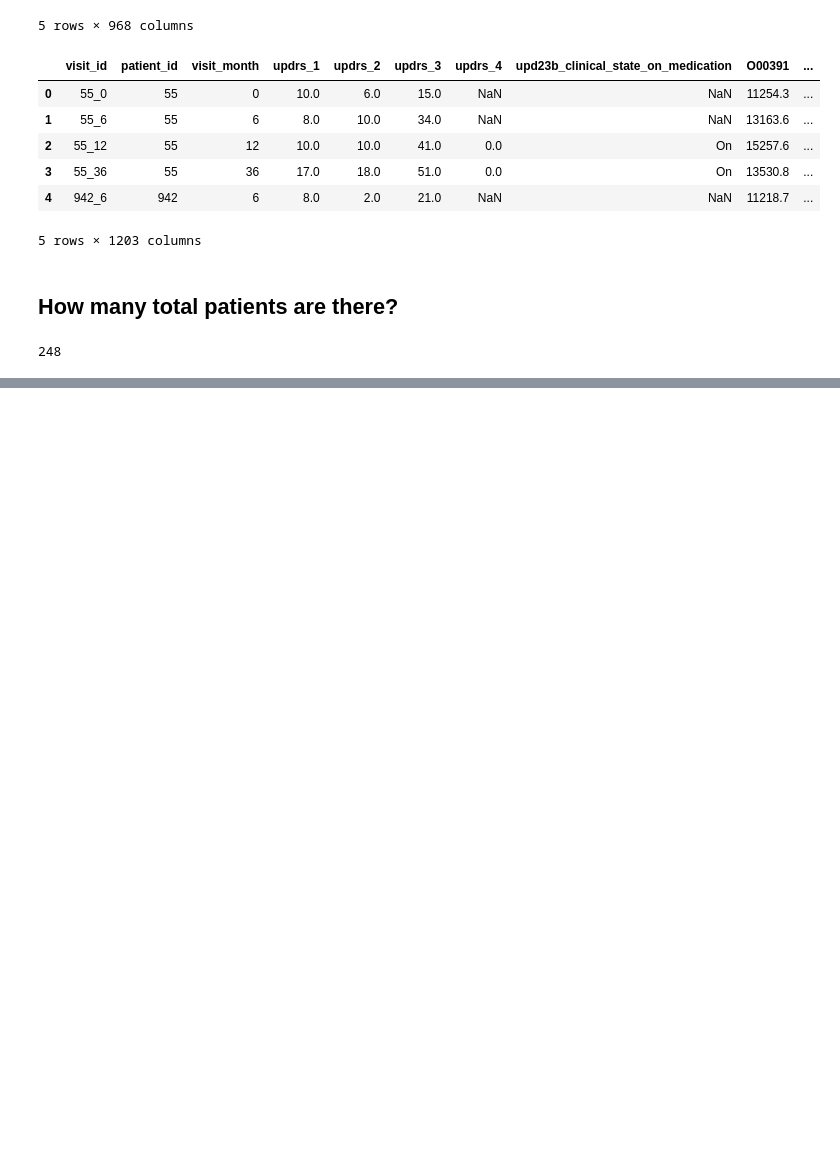
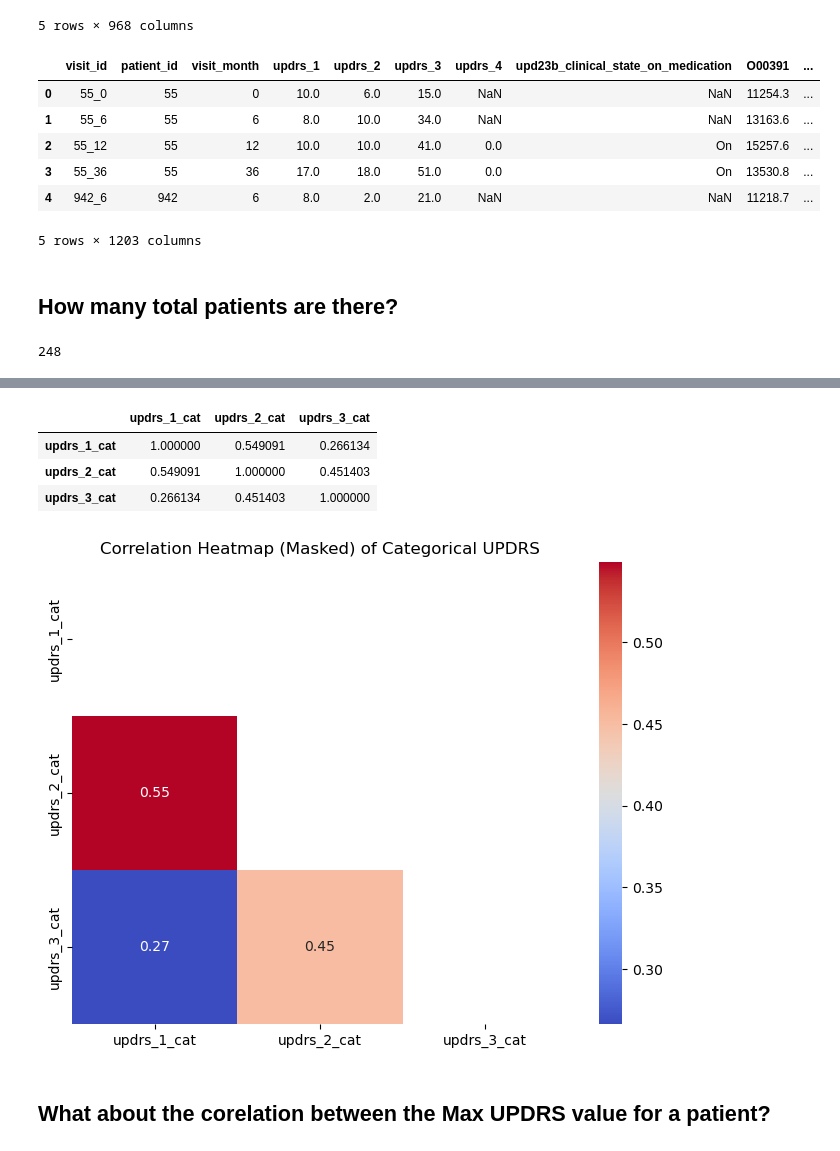
Before and after one commit to dagartga/Boosted-Models-for-Parkinsons-Prediction, a Jupyter notebook: parkinsons_1/notebooks/Raw_Data_EDA.ipynb, the cells around one changed output, grey strips where cells are left out. Saved outputs shown, nothing was run; the diff lists cells and outputs as text; code cells hidden in the pictures; blank space fills up the shorter version.

```diff
--- a/parkinsons_1/notebooks/Raw_Data_EDA.ipynb
+++ b/parkinsons_1/notebooks/Raw_Data_EDA.ipynb
@@ -92,0 +136,29 @@ full_train_df['patient_id'].nunique()
+# %%
+# apply the categorical ratings where 0 is mild and 1 is moderate/severe
+full_train_df["updrs_1_cat"] = np.where(full_train_df["updrs_1"] <= 10, 0, 1)
+full_train_df["updrs_2_cat"] = np.where(full_train_df["updrs_2"] <= 12, 0, 1)
+full_train_df["updrs_3_cat"] = np.where(full_train_df["updrs_3"] <= 32, 0, 1)
+# %%
+# get the correlation between the categorical updrs columns
+updrs_cat_corr = full_train_df[['updrs_1_cat', 'updrs_2_cat', 'updrs_3_cat']].corr()
+updrs_cat_corr
+# %% [output]
+|  | updrs_1_cat | updrs_2_cat | updrs_3_cat |
+| updrs_1_cat | 1.000000 | 0.549091 | 0.266134 |
+| updrs_2_cat | 0.549091 | 1.000000 | 0.451403 |
+| updrs_3_cat | 0.266134 | 0.451403 | 1.000000 |
+# %%
+# Create a mask for the upper triangle
+mask = np.triu(np.ones_like(updrs_cat_corr, dtype=bool))
+
+# Create the heatmap with masked upper triangle
+plt.figure(figsize=(8, 6))
+sns.heatmap(updrs_cat_corr, annot=True, cmap="coolwarm", mask=mask)
+
+# Add title and show the plot
+plt.title("Correlation Heatmap (Masked) of Categorical UPDRS")
+plt.show()
+# %% [output]
+[figure, added]
+# %% [markdown]
+## What about the corelation between the Max UPDRS value for a patient?
```
Also changed, not shown: parts of 9 cells of this notebook.
